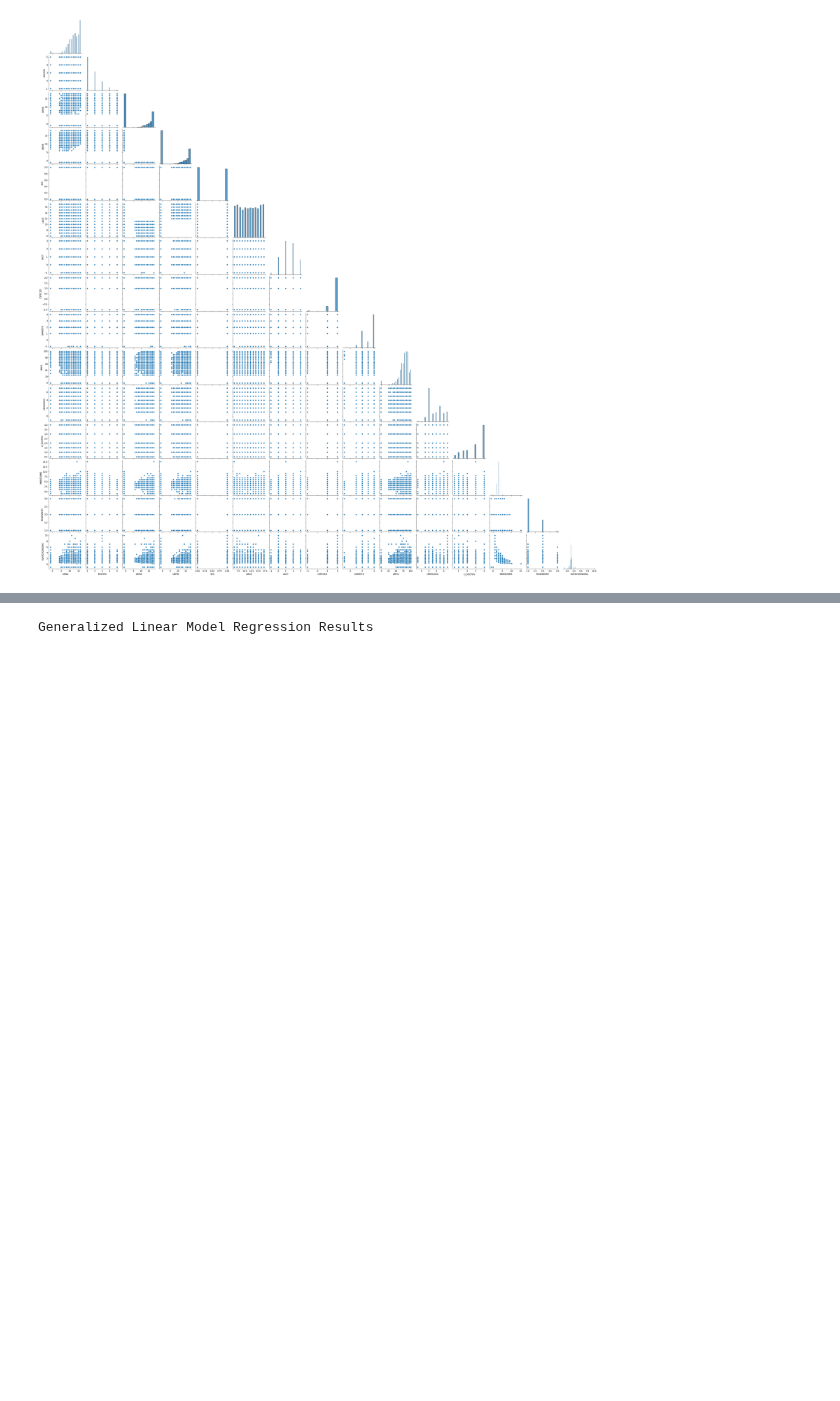
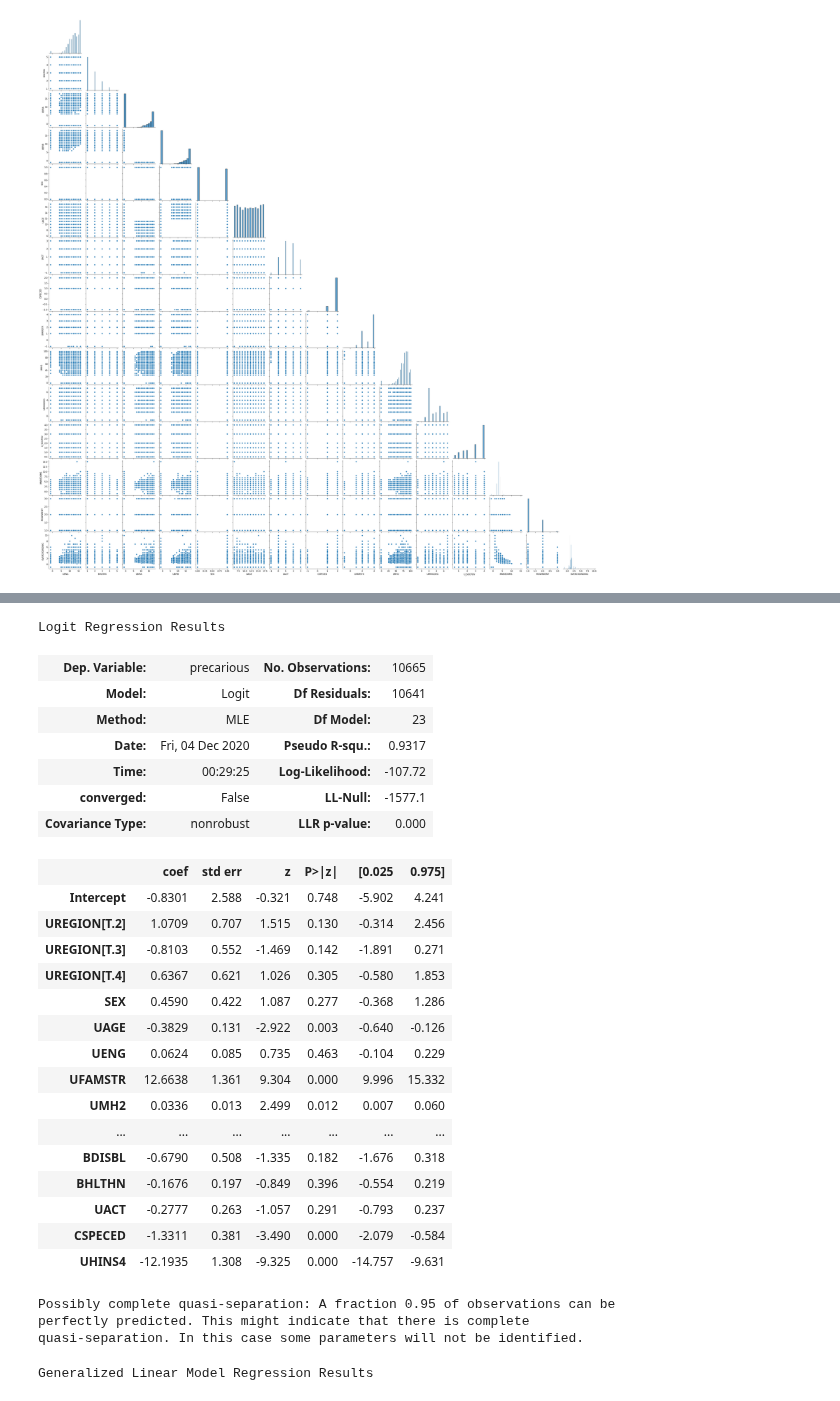
Before and after one commit to epfl-ada/ada-2020-project-milestone-p3-p3_ada-boi, a Jupyter notebook: creative_extension.ipynb, the cells around one changed output, grey strips where cells are left out. Cells and saved outputs as stored; diff of their text form; code cells hidden in the pictures; blank space fills up the shorter version.

```diff
--- a/creative_extension.ipynb
+++ b/creative_extension.ipynb
@@ -39,7 +39,7 @@ household_id_hh = ['HHID']
 #education = ['CCHGSC','CSUEXP','CATTSC','CSKIPSC','CGETBY','CHMWK','CINTSC','CWRKSC','UENG','UENGNEG','UENGPOS']
 education = ['UENG','UENGNEG','UENGPOS']
 #family = ['GHMAD','GSELFHR','UFAMSTR','UMH2','UMHIGDEG']
-family = ['UFAMSTR','UMH2','UMHIGDEG']
+family = ['UFAMSTR','UMH2','UMHIGDEG','UAGG']
 family_hh = ['CHLD0_5','CHLD6_17','UHHCOUNT']
 income = ['U_SOCPOV']
 income_hh = ['QSC5']
@@ -49,6 +49,7 @@ health = ['BDISBL','BHLTHN','FDOCT','FWHMED','FWHYMED','FDENT','FWELLV','UCNGHL'
 activities = ['NOUTING','NSPORTS','UOUTNEG','UOUTPOS','UACT','UACTNEG','UACTPOS']
 programs = ['GCENTR','CSPECED','CAGRAD','GHEADS','KAPPMED','SSHELP']
 programs_hh = ['MPUBHOUS']
+eco = ['CJOB','UHINS4'] #NB CJOB only for fc3
 
 # Add a variable 'overcrowding' and replace inf by -1
 hh['OVERCROWDING'] = hh['UHHCOUNT'] / hh['MNBEDRMS']
@@ -56,7 +57,7 @@ housing_hh.append('OVERCROWDING')
 hh['OVERCROWDING'] = hh['OVERCROWDING'].apply(lambda x : -1 if (x == np.inf or x < 0) else x)
 
 # Reduce dataframes to variables of interest
-fc = fc[person_id + education + family + income + mental_health + health + activities + programs]
+fc = fc[person_id + education + family + income + mental_health + health + activities + programs + eco]
 hh = hh[household_id_hh + family_hh + income_hh + housing_hh + programs_hh]
 # %%
 # Merge dataframes using the household ID number,
@@ -137,0 +153,16 @@ def df_NN(df,outcome,predictors):
+# %%
+# Living conditions indicator
+negative = ['OVERCROWDING','MOWNRENT','UHINS4']
+negative3 = negative + ['CJOB']
+positive = ['U_SOCPOV','UAGG','UFAMSTR']
+
+# Normalize all the variables and sign them -> WE CAN CHOOSE WEIGHTS LATER TO TUNE THE INDEX
+# NB performs column-wise automatically
+norm_prec_2 =(df_prec_2[prec]-df_prec_2[prec].min())/(df_prec_2[prec].max()-df_prec_2[prec].min())
+norm_prec_3 =(df_prec_3[prec3]-df_prec_3[prec3].min())/(df_prec_3[prec3].max()-df_prec_3[prec3].min())
+norm_prec_2.loc[:,negative] *= -1
+norm_prec_3.loc[:,negative3] *= -1
+
+# Compute living conditions indicator
+norm_prec_2.loc[:,'living_ind'] = norm_prec_2.sum(axis=1)
+norm_prec_3.loc[:,'living_ind'] = norm_prec_3.sum(axis=1)
@@ -137,0 +189,8 @@ def df_NN(df,outcome,predictors):
+# %%
+# Choose a threshold to consider a household 'precarious' or not -> ADAPT (j'ai juste pris zero en mode random)
+norm_prec_2.loc[:,'precarious'] = norm_prec_2['living_ind'].apply(lambda x : 0 if x < 0 else 1)
+norm_prec_3.loc[:,'precarious'] = norm_prec_3['living_ind'].apply(lambda x : 0 if x < 0 else 1)
+
+# Merge this new column with whole df without NaNs
+fc2_prec = pd.merge(fc2, norm_prec_2['precarious'], left_index=True, right_index=True, how='inner')
+fc3_prec = pd.merge(fc3, norm_prec_3['precarious'], left_index=True, right_index=True, how='inner')
@@ -137,0 +209,13 @@ def df_NN(df,outcome,predictors):
+# %%
+# Perform logistic regression
+log_model_2 = 'precarious ~ SEX + UAGE + UREGION + UENG + UFAMSTR + UMH2 + UMHIGDEG + UAGG + CHLD0_5 + CHLD6_17 \
++ UHHCOUNT + U_SOCPOV + MNBEDRMS + MOWNRENT + OVERCROWDING + UBPIA + BDISBL + BHLTHN + UACT + CSPECED + UHINS4'
+
+log_model_3 = 'precarious ~ SEX + UAGE + UREGION + UENG + UFAMSTR + UMH2 + UMHIGDEG + UAGG + CHLD0_5 + CHLD6_17 \
++ UHHCOUNT + U_SOCPOV + MNBEDRMS + MOWNRENT + OVERCROWDING + UBPIB + BDISBL + BHLTHN + UACT + CSPECED + UHINS4 \
++ C(CJOB)'
+
+log2 = smf.logit(formula=log_model_2, data=fc2_prec)
+res2 = log2.fit(method='bfgs')  #J'AI MIS CETTE METHODE RANDOM PCQ SINON ÇA COMPILAIT PAS MAIS JSP CE QUE C'EST
+log3 = smf.logit(formula=log_model_3, data=fc3_prec)
+res3 = log3.fit(method='bfgs')
@@ -138,3 +233,33 @@ def df_NN(df,outcome,predictors):
+# %%
+res2.summary()
+# %% [output]
+Logit Regression Results
+| Dep. Variable: | precarious | No. Observations: | 10665 |
+| Model: | Logit | Df Residuals: | 10641 |
+| Method: | MLE | Df Model: | 23 |
+| Date: | Fri, 04 Dec 2020 | Pseudo R-squ.: | 0.9317 |
+| Time: | 00:29:25 | Log-Likelihood: | -107.72 |
+| converged: | False | LL-Null: | -1577.1 |
+| Covariance Type: | nonrobust | LLR p-value: | 0.000 |
+|  | coef | std err | z | P>|z| | [0.025 | 0.975] |
+| Intercept | -0.8301 | 2.588 | -0.321 | 0.748 | -5.902 | 4.241 |
+| UREGION[T.2] | 1.0709 | 0.707 | 1.515 | 0.130 | -0.314 | 2.456 |
+| UREGION[T.3] | -0.8103 | 0.552 | -1.469 | 0.142 | -1.891 | 0.271 |
+| UREGION[T.4] | 0.6367 | 0.621 | 1.026 | 0.305 | -0.580 | 1.853 |
+| SEX | 0.4590 | 0.422 | 1.087 | 0.277 | -0.368 | 1.286 |
+| UAGE | -0.3829 | 0.131 | -2.922 | 0.003 | -0.640 | -0.126 |
+| UENG | 0.0624 | 0.085 | 0.735 | 0.463 | -0.104 | 0.229 |
+| UFAMSTR | 12.6638 | 1.361 | 9.304 | 0.000 | 9.996 | 15.332 |
+| UMH2 | 0.0336 | 0.013 | 2.499 | 0.012 | 0.007 | 0.060 |
+| ... | ... | ... | ... | ... | ... | ... |
+| BDISBL | -0.6790 | 0.508 | -1.335 | 0.182 | -1.676 | 0.318 |
+| BHLTHN | -0.1676 | 0.197 | -0.849 | 0.396 | -0.554 | 0.219 |
+| UACT | -0.2777 | 0.263 | -1.057 | 0.291 | -0.793 | 0.237 |
+| CSPECED | -1.3311 | 0.381 | -3.490 | 0.000 | -2.079 | -0.584 |
+| UHINS4 | -12.1935 | 1.308 | -9.325 | 0.000 | -14.757 | -9.631 |
+Possibly complete quasi-separation: A fraction 0.95 of observations can be
+perfectly predicted. This might indicate that there is complete
+quasi-separation. In this case some parameters will not be identified.
 # %%
 from sklearn.ensemble import RandomForestClassifier, RandomForestRegressor
 
```
Also changed, not shown: parts of 8 cells of this notebook.
